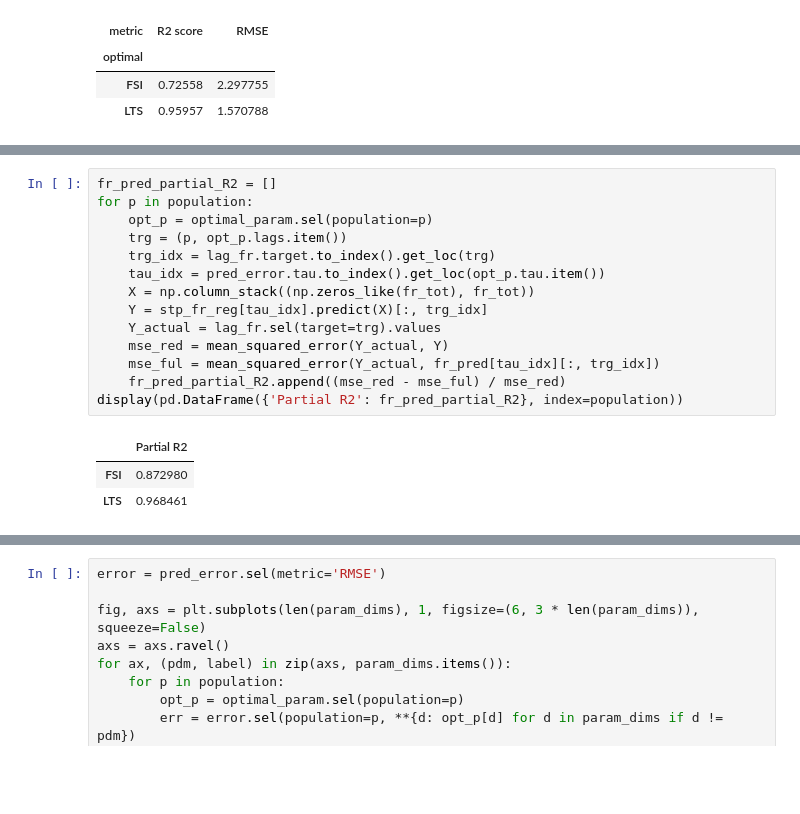
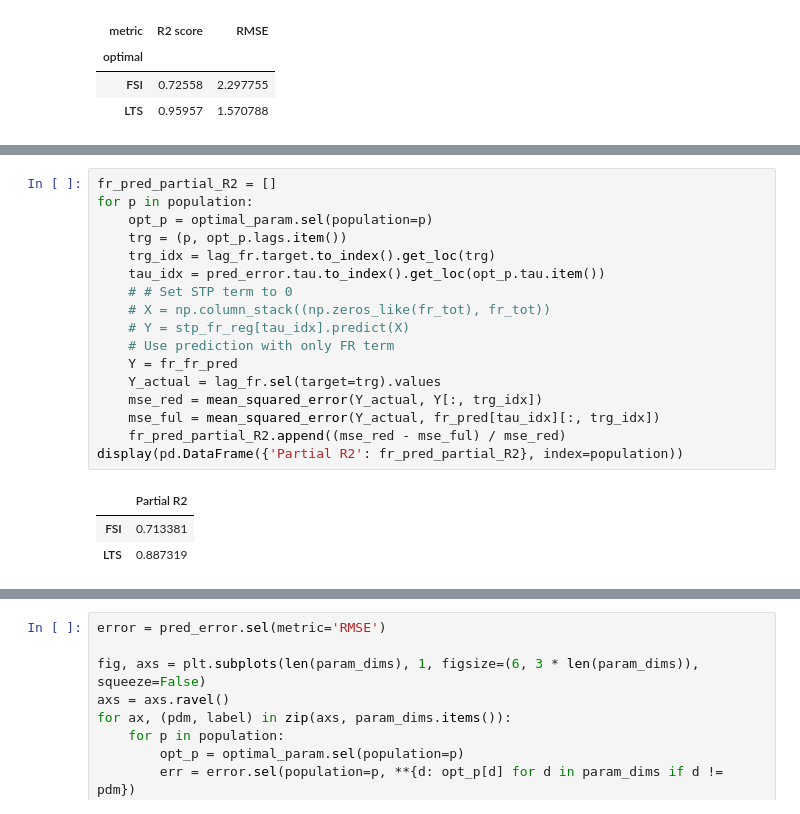
Before and after one commit to chenziao/M1ten_thousand, a Jupyter notebook: Analysis/Analyze_FR_STP.ipynb, the cells around one changed output, grey strips where cells are left out. Saved outputs shown, nothing was run; the diff lists cells and outputs as text; blank space fills up the shorter version.

Commit message:
Update reduced model using the same lag as the full model for STP-FR prediction

```diff
--- a/Analysis/Analyze_FR_STP.ipynb
+++ b/Analysis/Analyze_FR_STP.ipynb
@@ -186,20 +196,23 @@ Minimum error:
 # %%
 fr_pred_partial_R2 = []
 for p in population:
     opt_p = optimal_param.sel(population=p)
     trg = (p, opt_p.lags.item())
     trg_idx = lag_fr.target.to_index().get_loc(trg)
     tau_idx = pred_error.tau.to_index().get_loc(opt_p.tau.item())
-    X = np.column_stack((np.zeros_like(fr_tot), fr_tot))
-    Y = stp_fr_reg[tau_idx].predict(X)[:, trg_idx]
+    # # Set STP term to 0
+    # X = np.column_stack((np.zeros_like(fr_tot), fr_tot))
+    # Y = stp_fr_reg[tau_idx].predict(X)
+    # Use prediction with only FR term
+    Y = fr_fr_pred
     Y_actual = lag_fr.sel(target=trg).values
-    mse_red = mean_squared_error(Y_actual, Y)
+    mse_red = mean_squared_error(Y_actual, Y[:, trg_idx])
     mse_ful = mean_squared_error(Y_actual, fr_pred[tau_idx][:, trg_idx])
     fr_pred_partial_R2.append((mse_red - mse_ful) / mse_red)
 display(pd.DataFrame({'Partial R2': fr_pred_partial_R2}, index=population))
 # %% [output]
 |  | Partial R2 |
-| FSI | 0.872980 |
-| LTS | 0.968461 |
+| FSI | 0.713381 |
+| LTS | 0.887319 |
 # %%
 stp_cv_scores = []
```
Also changed, not shown: parts of 2 cells of this notebook, 1 other file.
